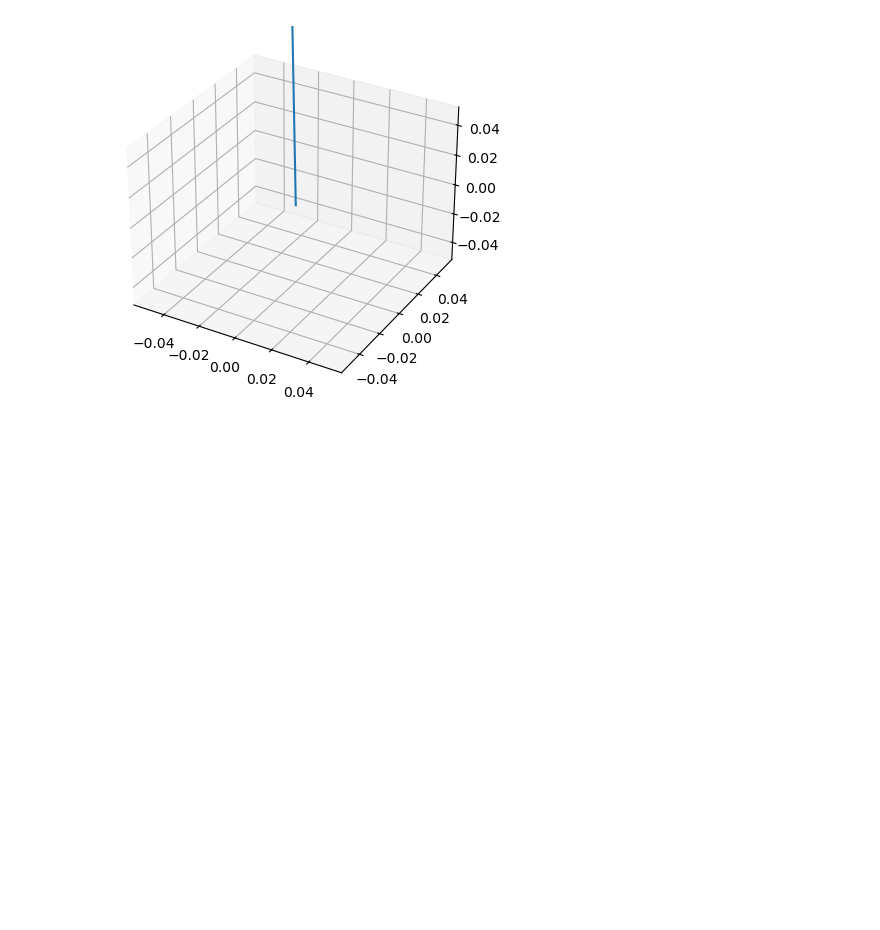
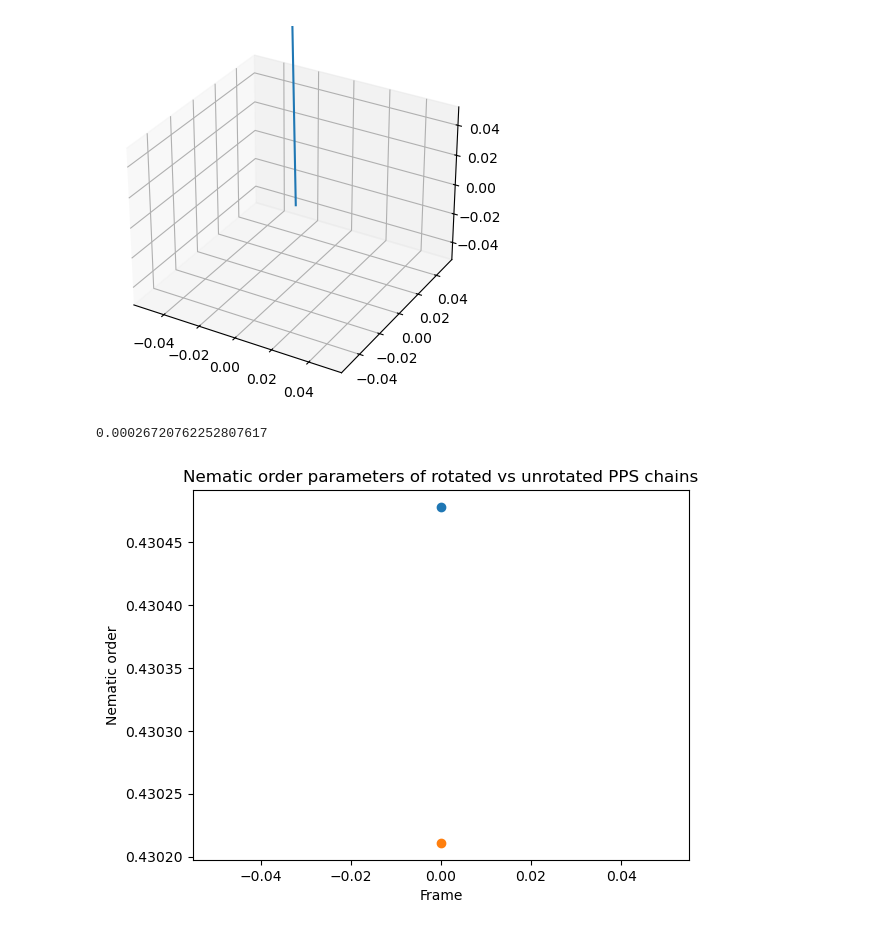
Before and after one commit to cmelab/SIC, a Jupyter notebook: preliminary-work/nematic_order_test.ipynb, the cells around one changed output. Saved outputs shown, nothing was run; the diff lists cells and outputs as text; code cells hidden in the pictures; blank space fills up the shorter version.

Commit message:
Added rotated version of system and nematic orders.

```diff
--- a/preliminary-work/nematic_order_test.ipynb
+++ b/preliminary-work/nematic_order_test.ipynb
@@ -108,3 +128,15 @@ ax.quiver(0,0,0,(director[:1,0]),(director[:1,1]),(director[:1,2]))
 # %% [output]
 <mpl_toolkits.mplot3d.art3d.Line3DCollection at 0x...>
 [figure]
+# %%
+lattice_orders1,director1 = nematic_order('unrotated-system.gsd')
+lattice_orders2,director2 = nematic_order('rotated-system.gsd')
+plt.scatter(range(len(lattice_orders1)),lattice_orders1)
+plt.scatter(range(len(lattice_orders2)),lattice_orders2)
+plt.xlabel('Frame')
+plt.ylabel('Nematic order')
+plt.title('Nematic order parameters of rotated vs unrotated PPS chains')
+print(lattice_orders1[0] - lattice_orders2[0])
+# %% [output]
+0.00026720762252807617
+[figure, added]
```
Also changed, not shown: parts of 16 cells of this notebook.
